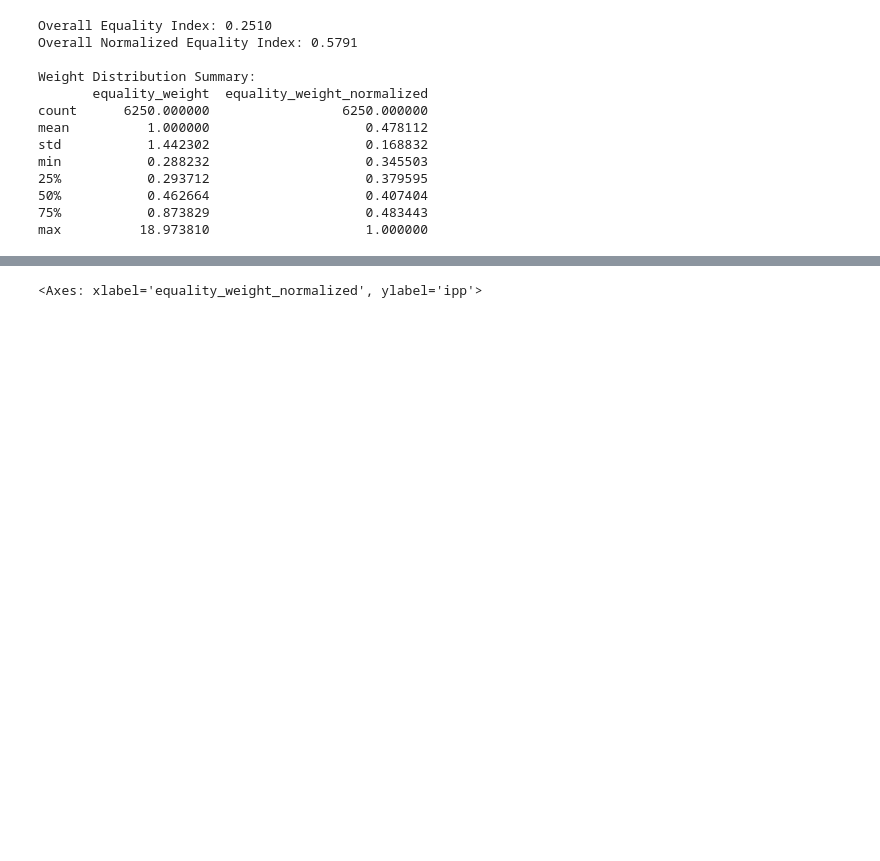
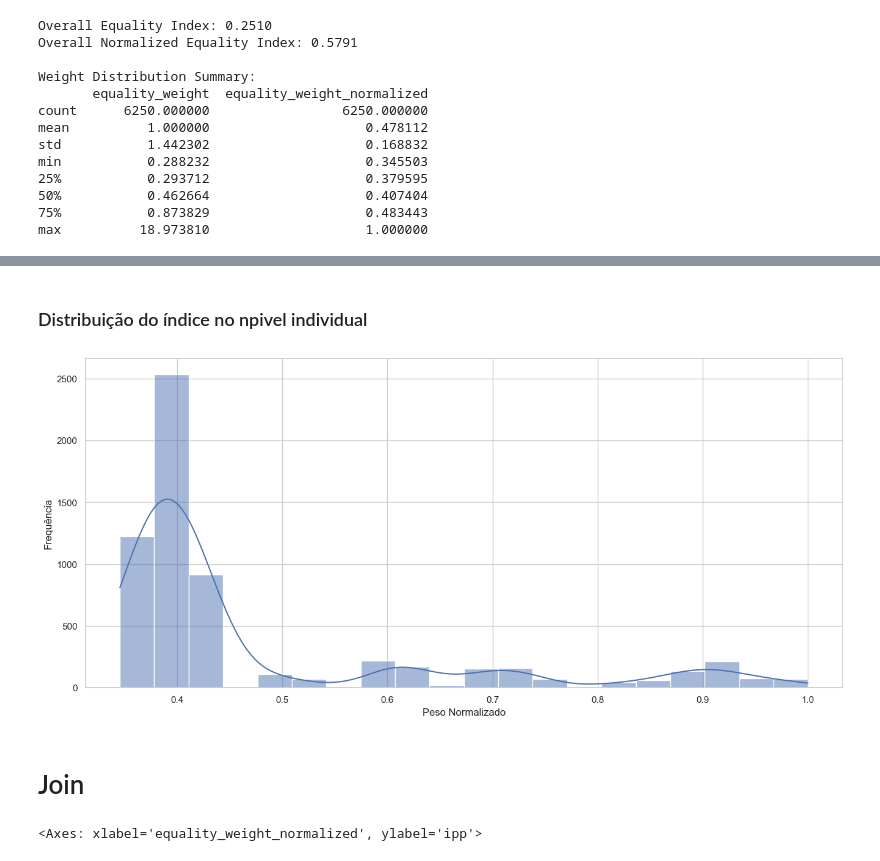
Before and after one commit to AcacioTelechi/redem-index, a Jupyter notebook: indices_calculation.ipynb, the cells around one changed output, grey strips where cells are left out. Cells and saved outputs as stored; diff of their text form; code cells hidden in the pictures; blank space fills up the shorter version.

```diff
--- a/indices_calculation.ipynb
+++ b/indices_calculation.ipynb
@@ -185,3 +291,20 @@ pd.DataFrame(sorted(aggeregated_index, key=lambda x: x["legislatura"])).plot(
+# %% [markdown]
+### Distribuição do índice no npivel individual
+# %%
+# boxplost of the sdistribution of each idLegislatura for the equality_index_normalized
+sns.histplot(df_with_equality['equality_weight_normalized'], bins=20, kde=True)
+
+plt.gcf().set_size_inches(16, 7)
+
+plt.ylabel("Frequência")
+plt.xlabel("Peso Normalizado")
+
+plt.savefig("docs/figures/equality_weights_normalized.png", dpi=300)
+plt.show()
+# %% [output]
+[figure, added]
+# %% [markdown]
+# Join
 # %%
 df_joined = df_with_ipp.join(df_with_equality)
 # %%
```
Also changed, not shown: parts of 8 cells of this notebook.
